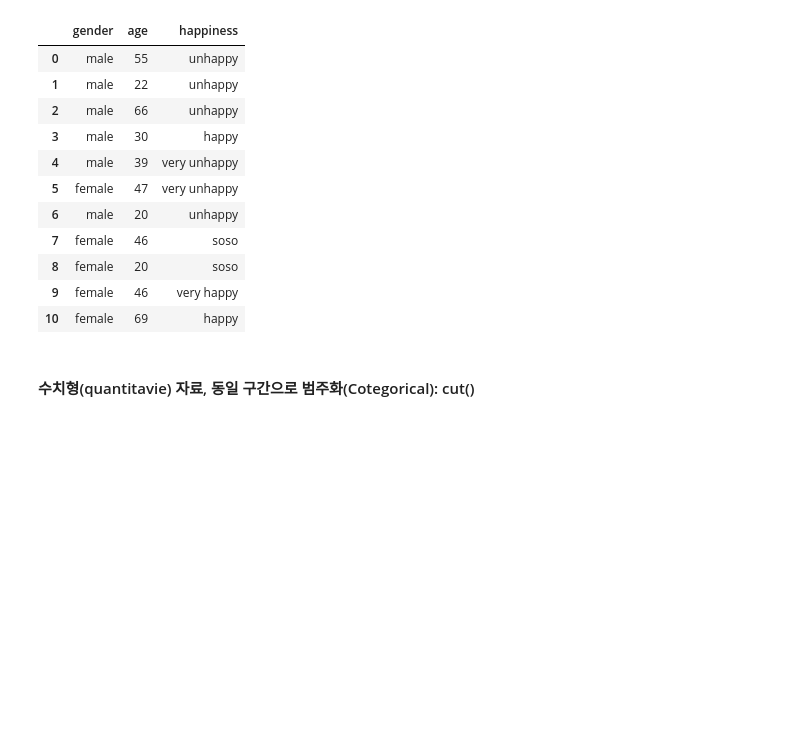
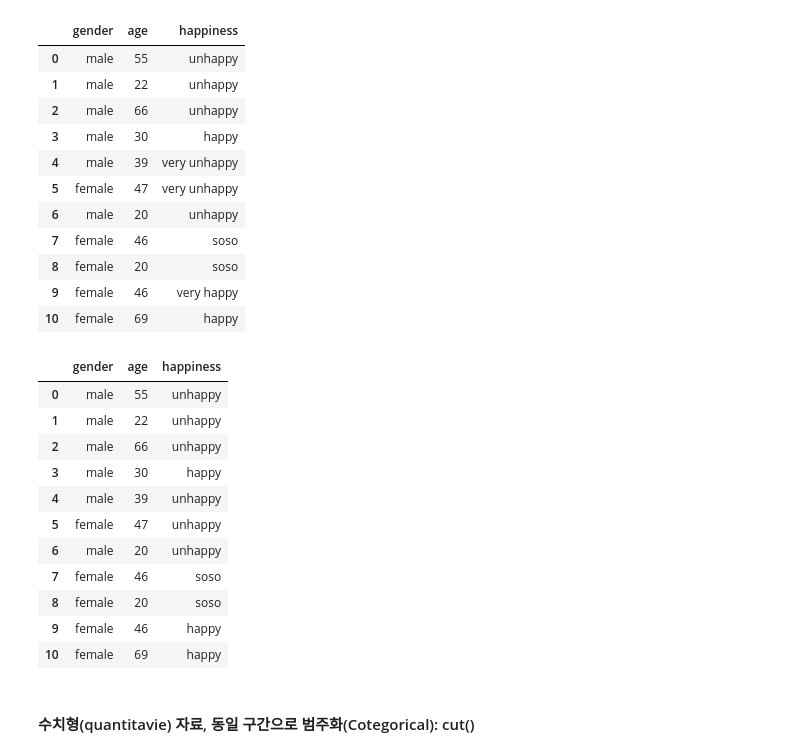
Before and after one commit to kanakhan/GMSW, a Jupyter notebook: 범주화_pandas.ipynb, the cells around one changed output. Saved outputs shown, nothing was run; the diff lists cells and outputs as text; code cells hidden in the pictures; blank space fills up the shorter version.

```diff
--- a/범주화_pandas.ipynb
+++ b/범주화_pandas.ipynb
@@ -102,3 +91,20 @@ df
+# %%
+happy_range = {'happiness' : {'very unhappy' : 'unhappy', 'very happy' : 'happy'}}
+df = df.replace(happy_range)
+df
+# %% [output]
+|  | gender | age | happiness |
+| 0 | male | 55 | unhappy |
+| 1 | male | 22 | unhappy |
+| 2 | male | 66 | unhappy |
+| 3 | male | 30 | happy |
+| 4 | male | 39 | unhappy |
+| 5 | female | 47 | unhappy |
+| 6 | male | 20 | unhappy |
+| 7 | female | 46 | soso |
+| 8 | female | 20 | soso |
+| 9 | female | 46 | happy |
+| 10 | female | 69 | happy |
 # %% [markdown]
 #### 수치형(quantitavie) 자료, 동일 구간으로 범주화(Cotegorical): cut()
 # %% [markdown]
```
Also changed, not shown: parts of 7 cells of this notebook.
